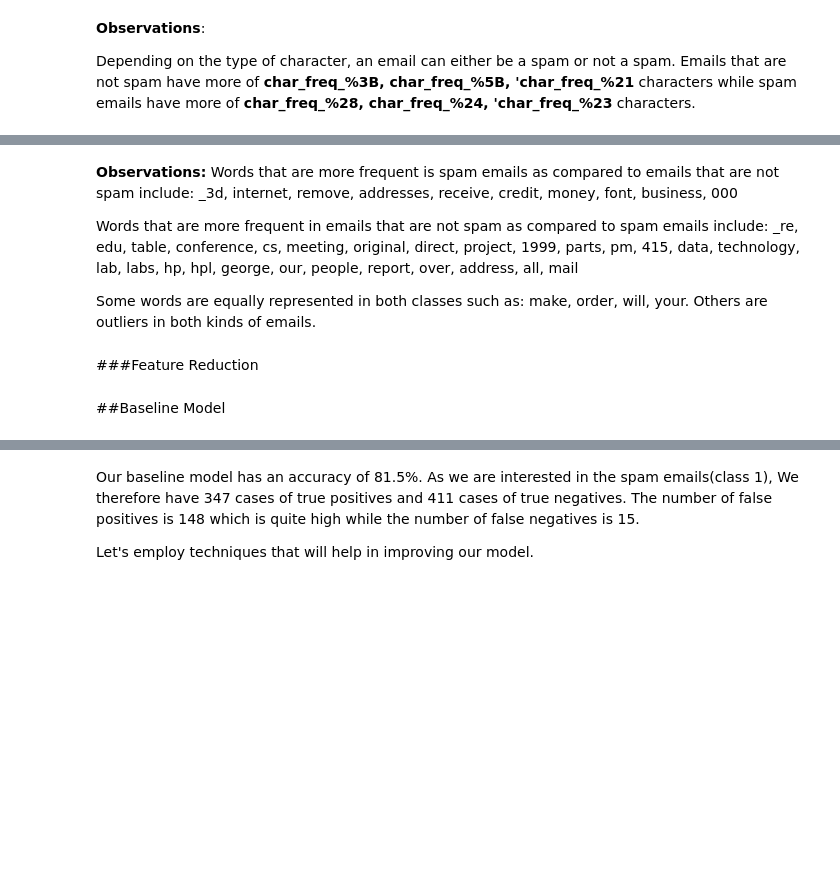
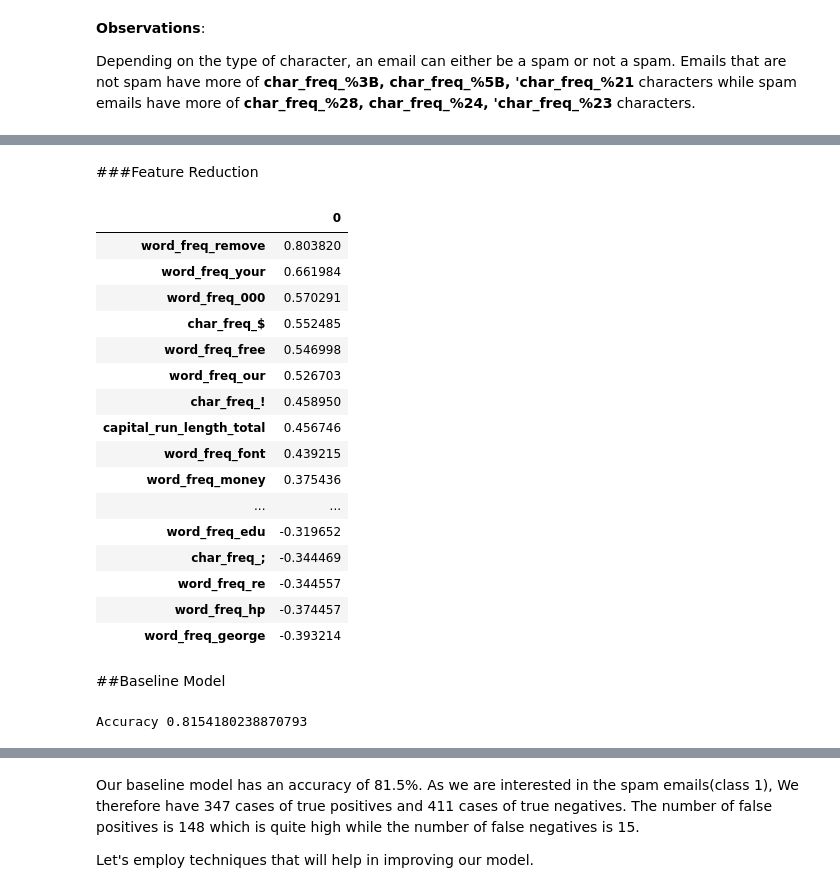
Before and after one commit to Molly-Abisage/WK9_KNN-and-NAIVE-BAYES-CLASSIFIERS, a Jupyter notebook: NAIVE_BAYES_WEEK_9_IP.ipynb, the cells around one changed output, grey strips where cells are left out. Cells and saved outputs as stored; diff of their text form; code cells hidden in the pictures; blank space fills up the shorter version.

```diff
--- a/NAIVE_BAYES_WEEK_9_IP.ipynb
+++ b/NAIVE_BAYES_WEEK_9_IP.ipynb
@@ -242,42 +365,53 @@ for var, subplot in zip(word_columns, ax.flatten()):
-# %% [markdown]
-**Observations:**
-Words that are more frequent is spam emails as compared to emails that are not spam include: _3d, internet, remove, addresses, receive, credit, money, font, business, 000
-
-Words that are more frequent in emails that are not spam as compared to spam emails include: _re, edu, table, conference, cs, meeting, original, direct, project, 1999, parts, pm, 415, data, technology, lab, labs, hp, hpl, george, our, people, report, over, address, all, mail
-
-Some words are equally represented in both classes such as: make, order, will, your. Others are outliers in both kinds of emails.
 # %% [markdown]
 ###Feature Reduction
 # %%
 # Data Reduction
-X = spam.drop('class', axis = 1)
-y = spam['class']
+X = spam.drop('spam', axis = 1)
+y = spam['spam']
 
 
 # import train_test_split
 from sklearn.model_selection import train_test_split
 
 # splitting the data into 80% train set and 20% test sets
 X_train, X_test, y_train, y_test = train_test_split(X, y, test_size = 0.2, random_state = 0)
 
 # normalizing our data
 from sklearn.preprocessing import StandardScaler
 sc = StandardScaler()
 X_train = sc.fit_transform(X_train)
 X_test = sc.transform(X_test)
 
 # applying Linear Discriminant Analyis
 from sklearn.discriminant_analysis import LinearDiscriminantAnalysis as LDA
 
 lda = LDA(n_components = 19)
 X_train = lda.fit_transform(X_train, y_train)
 X_test = lda.transform(X_test)
 
 # printing factors that affect the price of a house in order of how much weight each of the factors carry
 factors = pd.DataFrame (index = X.columns.values, data = lda.coef_[0].T)
 
 # pd.options.display.float_format = '{:.8f}'.float_format
 factors.sort_values(0, ascending = False)
+# %% [output]
+|  | 0 |
+| word_freq_remove | 0.803820 |
+| word_freq_your | 0.661984 |
+| word_freq_000 | 0.570291 |
+| char_freq_$ | 0.552485 |
+| word_freq_free | 0.546998 |
+| word_freq_our | 0.526703 |
+| char_freq_! | 0.458950 |
+| capital_run_length_total | 0.456746 |
+| word_freq_font | 0.439215 |
+| word_freq_money | 0.375436 |
+| ... | ... |
+| word_freq_edu | -0.319652 |
+| char_freq_; | -0.344469 |
+| word_freq_re | -0.344557 |
+| word_freq_hp | -0.374457 |
+| word_freq_george | -0.393214 |
 # %% [markdown]
 ##Baseline Model
 # %%
@@ -285,8 +419,8 @@ factors.sort_values(0, ascending = False)
 from sklearn.naive_bayes import GaussianNB
 from sklearn.model_selection import train_test_split
 # %%
-X = spam.drop('class', axis = 1)
-y = spam['class']
+X = spam.drop('spam', axis = 1)
+y = spam['spam']
 
 # splitting the data into 80 - 20%
 X_train, X_test, y_train, y_test = train_test_split(X, y, test_size=0.2, random_state=6)
@@ -300,6 +434,8 @@ predicted = model.predict(X_test)
 
 from sklearn.metrics import accuracy_score
 print('Accuracy', accuracy_score(y_test, predicted))
+# %% [output]
+Accuracy 0.8154180238870793
 # %%
 # evaluating the model
 from sklearn.metrics import confusion_matrix
```
Also changed, not shown: parts of 56 cells of this notebook.
